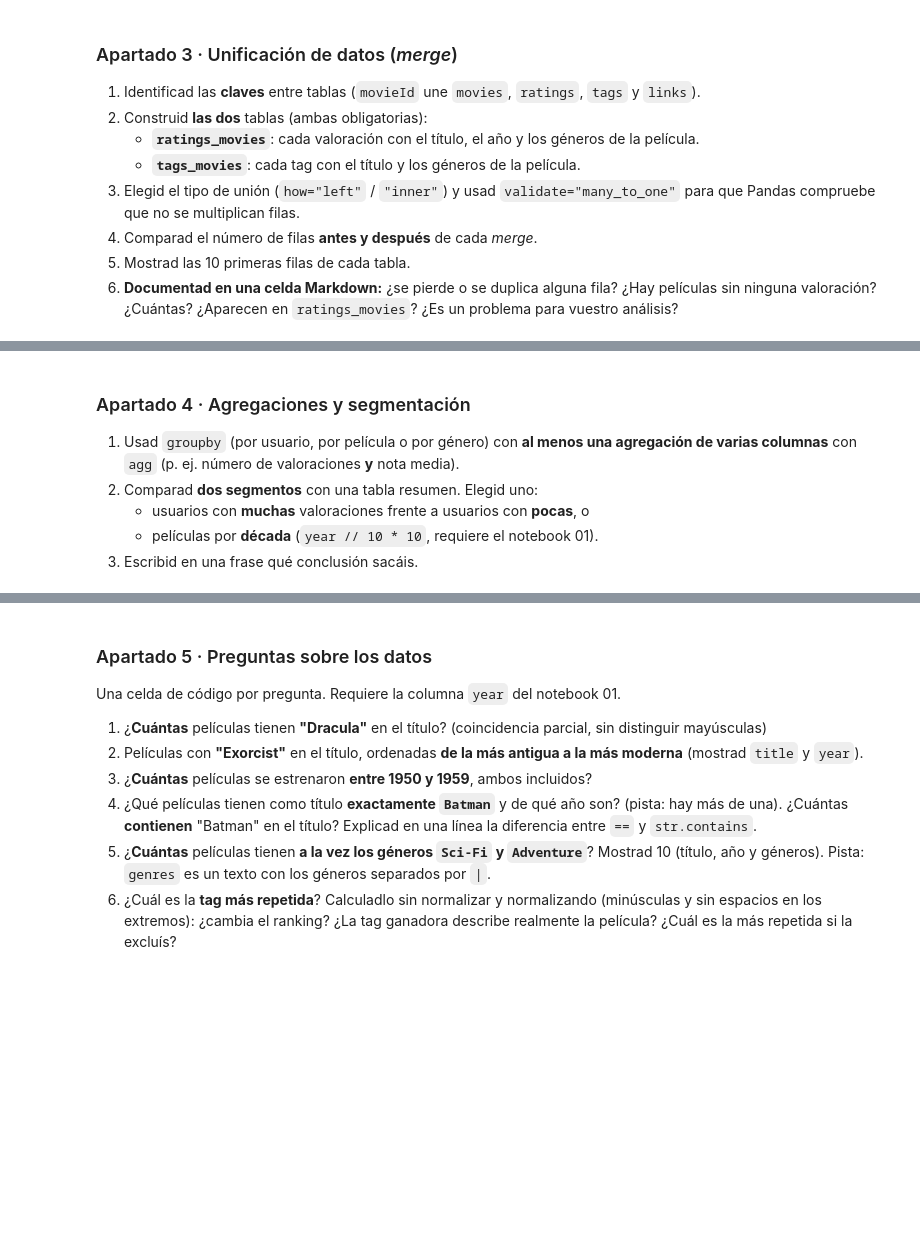
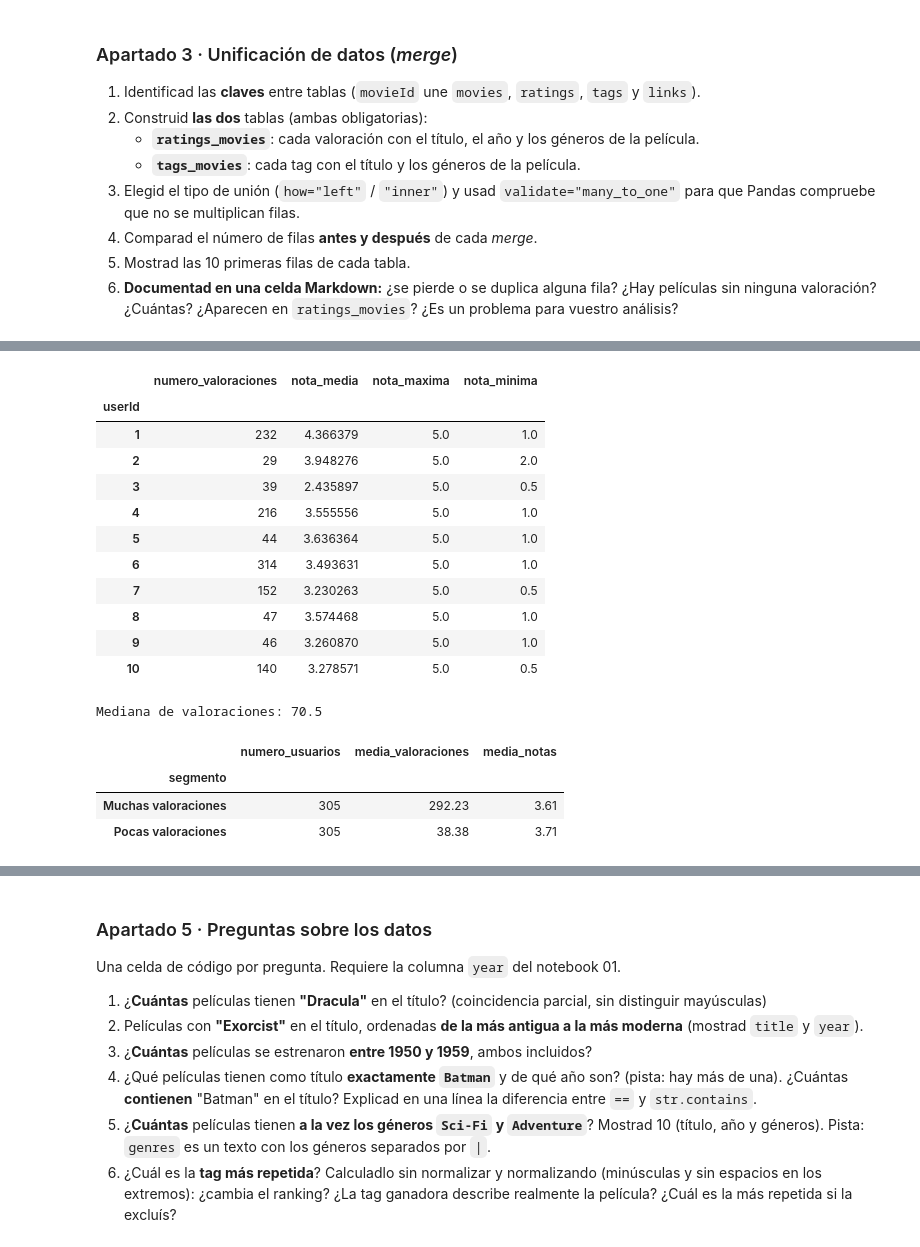
Before and after one commit to gonzalezsimancasalicia-cell/T10_Challenge, a Jupyter notebook: TC_01_Movies/02_analisis.ipynb, the cells around one changed output, grey strips where cells are left out. Drawn from its saved outputs; the diff is of its cells as text; code cells hidden in the pictures; blank space fills up the shorter version.

```diff
--- a/TC_01_Movies/02_analisis.ipynb
+++ b/TC_01_Movies/02_analisis.ipynb
@@ -52,10 +197,56 @@ print(movies.shape, ratings.shape, tags.shape)
-# %% [markdown]
-### Apartado 4 · Agregaciones y segmentación
-
-1. Usad `groupby` (por usuario, por película o por género) con **al menos una agregación de varias columnas** con `agg` (p. ej. número de valoraciones **y** nota media).
-2. Comparad **dos segmentos** con una tabla resumen. Elegid uno:
-   - usuarios con **muchas** valoraciones frente a usuarios con **pocas**, o
-   - películas por **década** (`year // 10 * 10`, requiere el notebook 01).
-3. Escribid en una frase qué conclusión sacáis.
 # %%
+
 # --- Apartado 4: Agregaciones ---
+
+# 1. Agrupar las valoraciones por usuario
+user_stats = ratings.groupby("userId").agg(
+    numero_valoraciones=("rating", "count"),
+    nota_media=("rating", "mean"),
+    nota_maxima=("rating", "max"),
+    nota_minima=("rating", "min")
+)
+
+# Mostrar las estadísticas
+display(user_stats.head(10))
+
+# 2. Calcular la mediana de valoraciones
+mediana = user_stats["numero_valoraciones"].median()
+
+print("Mediana de valoraciones:", mediana)
+
+# 3. Crear dos segmentos de usuarios
+user_stats["segmento"] = user_stats[
+    "numero_valoraciones"
+].apply(
+    lambda x: "Pocas valoraciones"
+    if x <= mediana
+    else "Muchas valoraciones"
+)
+
+# 4. Comparar los dos segmentos
+comparacion = user_stats.groupby("segmento").agg(
+    numero_usuarios=("numero_valoraciones", "count"),
+    media_valoraciones=("numero_valoraciones", "mean"),
+    media_notas=("nota_media", "mean")
+).round(2)
+
+# Mostrar la comparación
+display(comparacion)
+# %% [output]
+|  | numero_valoraciones | nota_media | nota_maxima | nota_minima |
+| userId |  |  |  |  |
+| 1 | 232 | 4.366379 | 5.0 | 1.0 |
+| 2 | 29 | 3.948276 | 5.0 | 2.0 |
+| 3 | 39 | 2.435897 | 5.0 | 0.5 |
+| 4 | 216 | 3.555556 | 5.0 | 1.0 |
+| 5 | 44 | 3.636364 | 5.0 | 1.0 |
+| 6 | 314 | 3.493631 | 5.0 | 1.0 |
+| 7 | 152 | 3.230263 | 5.0 | 0.5 |
+| 8 | 47 | 3.574468 | 5.0 | 1.0 |
+| 9 | 46 | 3.260870 | 5.0 | 1.0 |
+| 10 | 140 | 3.278571 | 5.0 | 0.5 |
+Mediana de valoraciones: 70.5
+|  | numero_usuarios | media_valoraciones | media_notas |
+| segmento |  |  |  |
+| Muchas valoraciones | 305 | 292.23 | 3.61 |
+| Pocas valoraciones | 305 | 38.38 | 3.71 |
```
Also changed, not shown: parts of 5 cells of this notebook.
